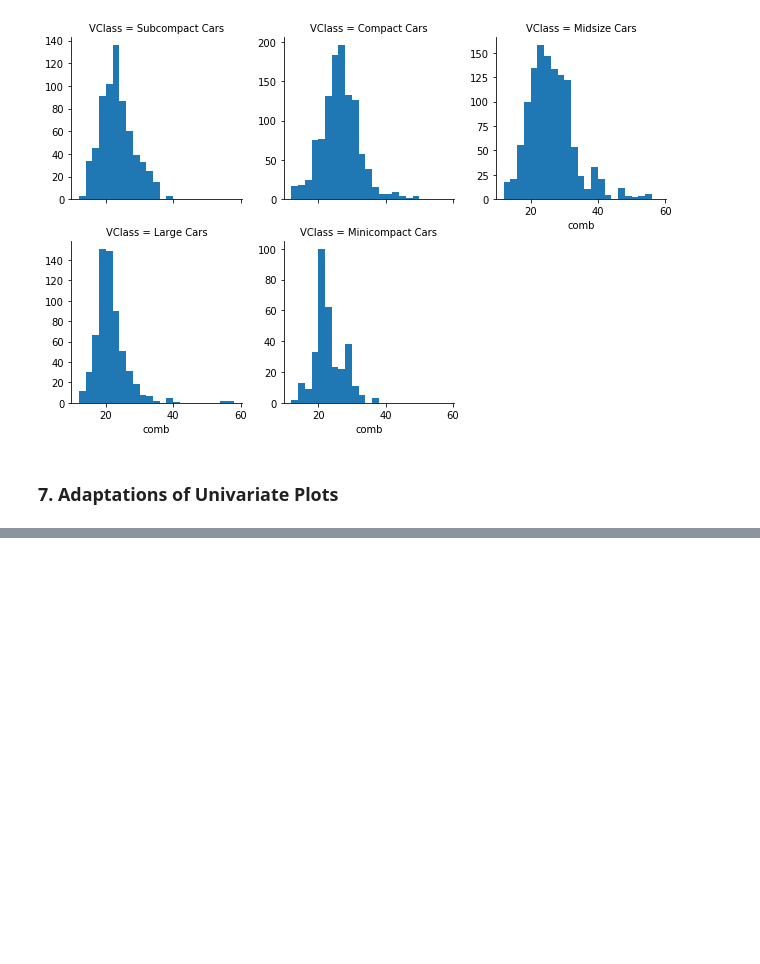
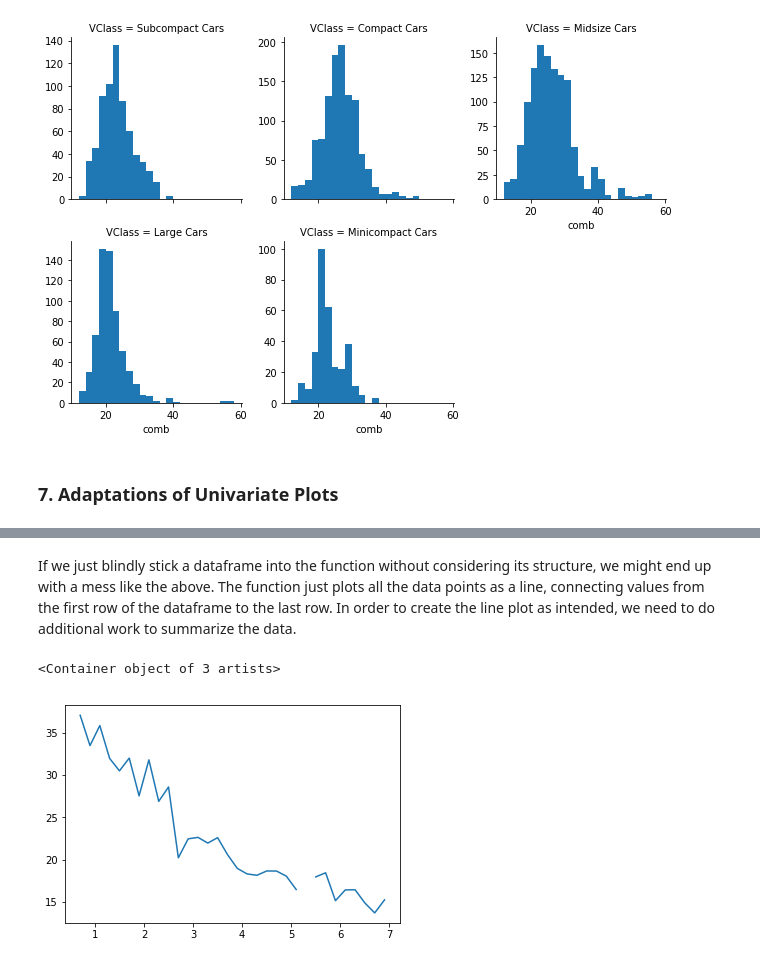
Before and after one commit to freena22/Python-AI-Udacity-Nanodegree, a Jupyter notebook: Matplotlib_Seaborn_Practice_2.ipynb, the cells around one changed output, grey strips where cells are left out. Saved outputs shown, nothing was run; the diff lists cells and outputs as text; code cells hidden in the pictures; blank space fills up the shorter version.

```diff
--- a/Matplotlib_Seaborn_Practice_2.ipynb
+++ b/Matplotlib_Seaborn_Practice_2.ipynb
@@ -258,0 +291,18 @@ g.map(plt.hist, 'comb', bins = bins)
+# %% [markdown]
+If we just blindly stick a dataframe into the function without considering its structure, we might end up with a mess like the above. The function just plots all the data points as a line, connecting values from the first row of the dataframe to the last row. In order to create the line plot as intended, we need to do additional work to summarize the data.
+# %%
+# set bin edges, compute centers
+xbin_edges = np.arange(0.6, 7+0.2, 0.2)
+xbin_centers = xbin_edges[:-1] + 0.1
+
+# compute statistics in each bin
+displ_binned = pd.cut(fuel_econ['displ'], xbin_edges, include_lowest = True)
+comb_mean = fuel_econ['comb'].groupby(displ_binned).mean()
+
+# plot the summarized data
+plt.errorbar(x = xbin_centers, y = comb_mean)
+
+# there's gap there due to missing data
+# %% [output]
+<Container object of 3 artists>
+[figure, added]
```
Also changed, not shown: parts of 7 cells of this notebook.
